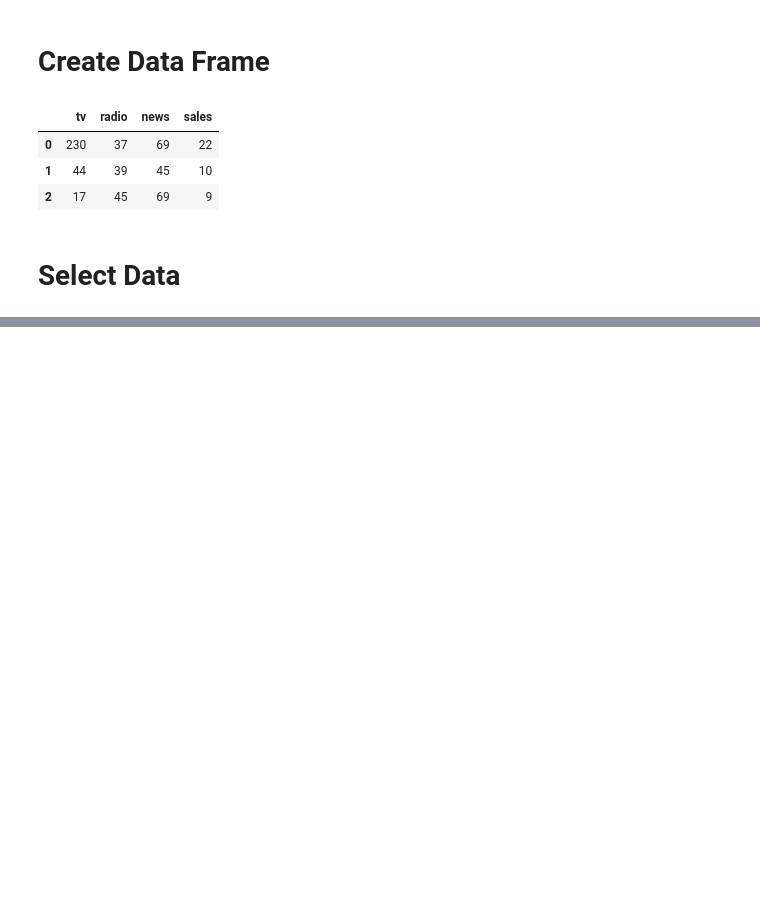
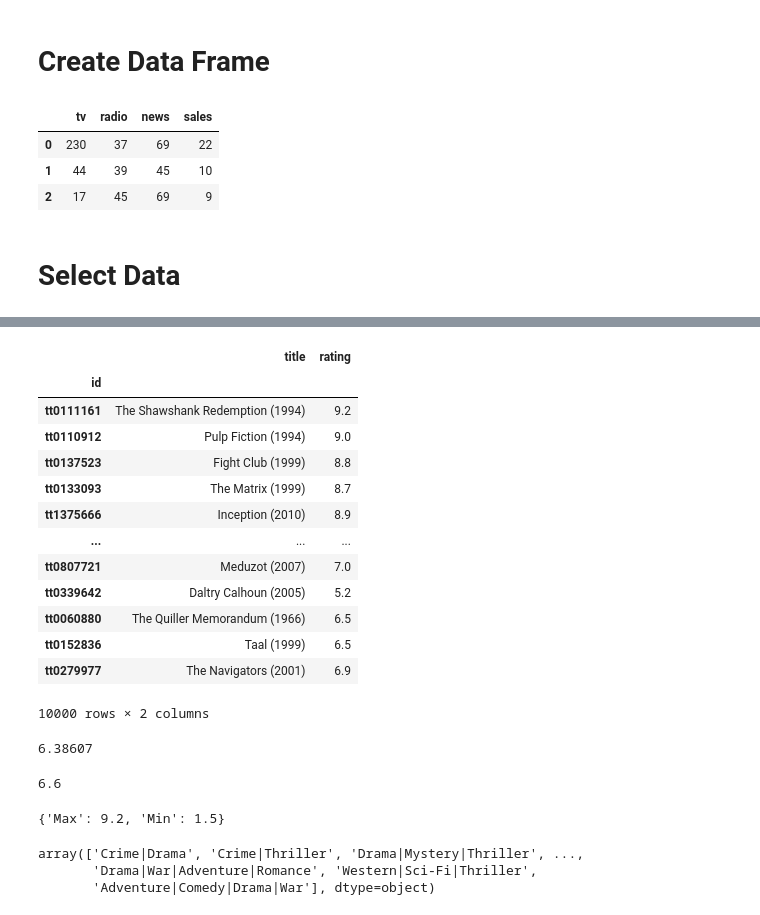
Before and after one commit to Melon-Mao/Python-repository, a Jupyter notebook: Data Analysis/Jupyter Intro/Data Analysis Intro/data_analysis_into.ipynb, the cells around one changed output, grey strips where cells are left out. Drawn from its saved outputs; the diff is of its cells as text; code cells hidden in the pictures; blank space fills up the shorter version.

```diff
--- a/Data Analysis/Jupyter Intro/Data Analysis Intro/data_analysis_into.ipynb
+++ b/Data Analysis/Jupyter Intro/Data Analysis Intro/data_analysis_into.ipynb
@@ -150,0 +167,35 @@ data2
+# %%
+data[["title", "rating"]] # Returns the title and rating columns and all of their values
+# %% [output]
+|  | title | rating |
+| id |  |  |
+| tt0111161 | The Shawshank Redemption (1994) | 9.2 |
+| tt0110912 | Pulp Fiction (1994) | 9.0 |
+| tt0137523 | Fight Club (1999) | 8.8 |
+| tt0133093 | The Matrix (1999) | 8.7 |
+| tt1375666 | Inception (2010) | 8.9 |
+| ... | ... | ... |
+| tt0807721 | Meduzot (2007) | 7.0 |
+| tt0339642 | Daltry Calhoun (2005) | 5.2 |
+| tt0060880 | The Quiller Memorandum (1966) | 6.5 |
+| tt0152836 | Taal (1999) | 6.5 |
+| tt0279977 | The Navigators (2001) | 6.9 |
+10000 rows × 2 columns
+# %%
+data["rating"].mean() # Returns the mean of the rating column
+# %% [output]
+6.38607
+# %%
+data["rating"].median() # Returns the median of the rating column
+# %% [output]
+6.6
+# %%
+{"Max": data["rating"].max(), "Min": data["rating"].min()} # Returns the max and min of the rating column
+# %% [output]
+{'Max': 9.2, 'Min': 1.5}
+# %%
+data["genres"].unique() # Returns all unique values in the genres column
+# %% [output]
+array(['Crime|Drama', 'Crime|Thriller', 'Drama|Mystery|Thriller', ...,
+       'Drama|War|Adventure|Romance', 'Western|Sci-Fi|Thriller',
+       'Adventure|Comedy|Drama|War'], dtype=object)
```
Also changed, not shown: parts of 5 cells of this notebook, 1 other file.
